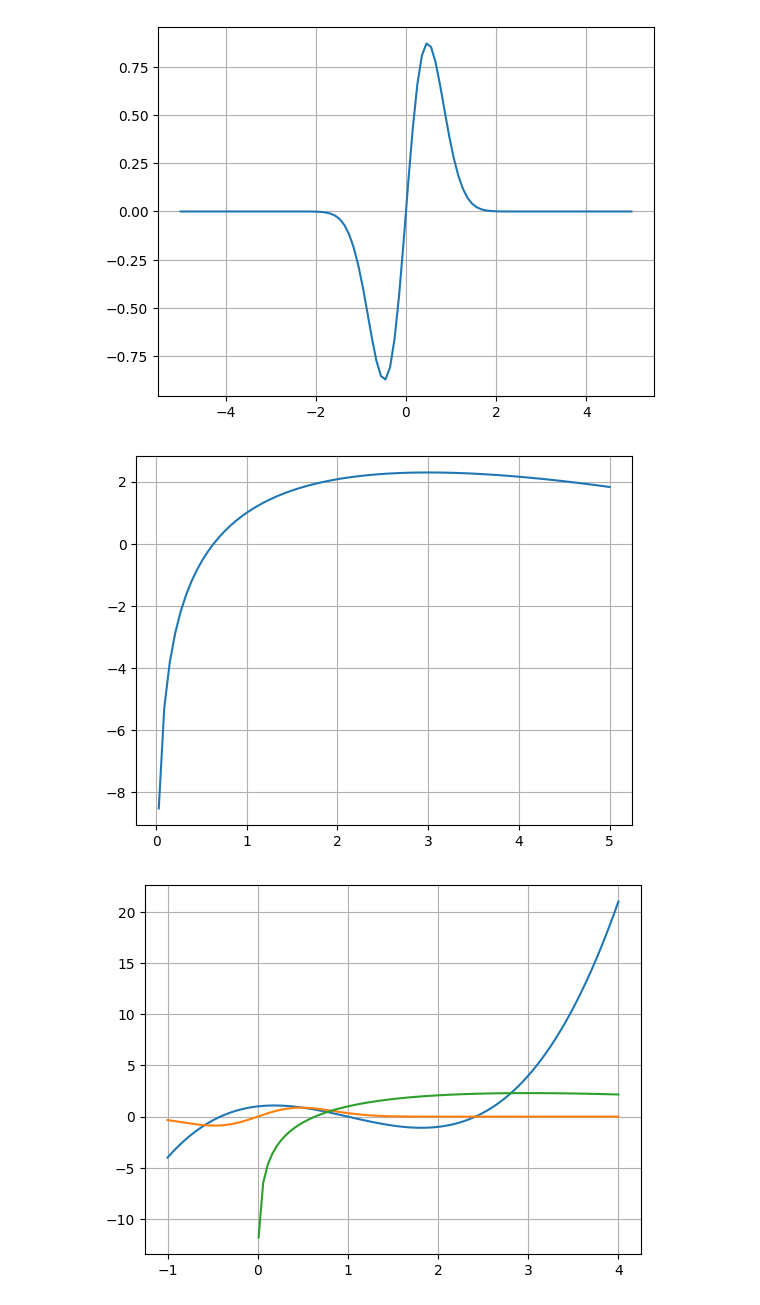
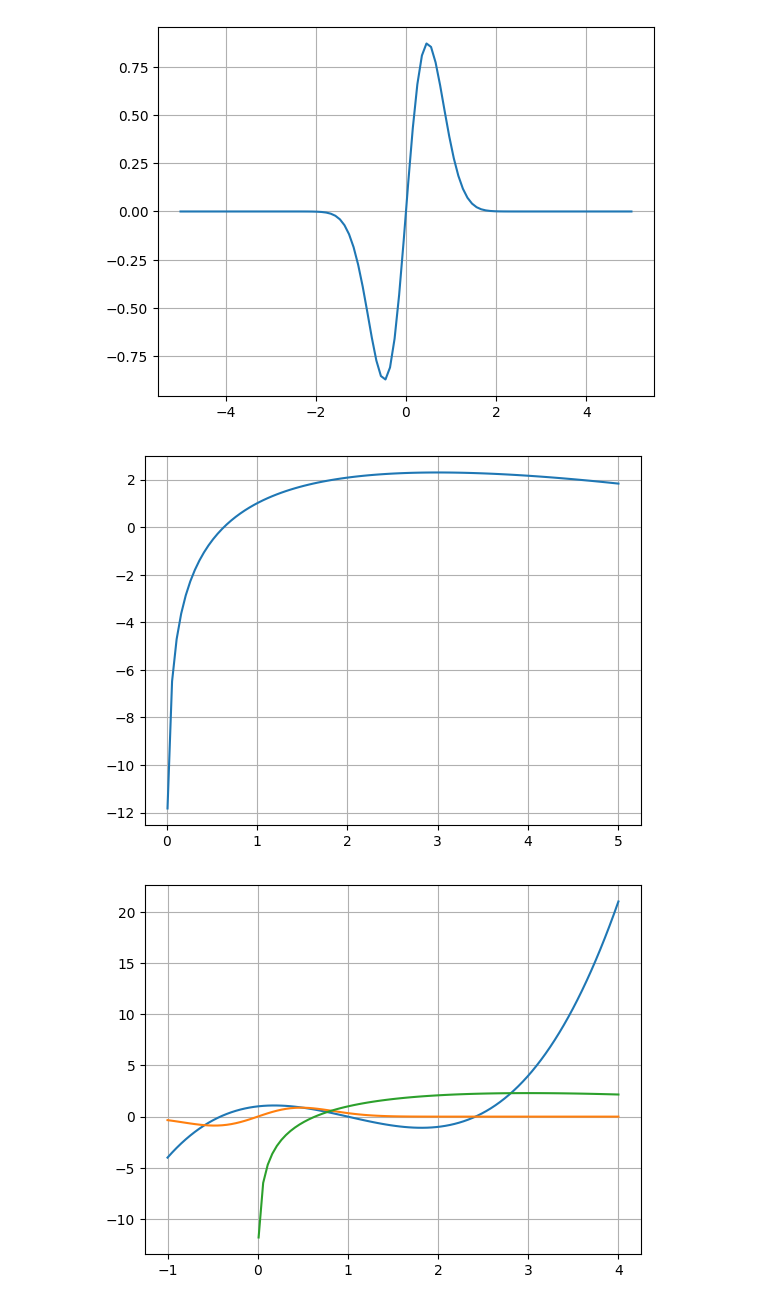
Before and after one commit to financieras/math_for_ai, a Jupyter notebook: 010_Funciones.ipynb, the cells around one changed output. Cells and saved outputs as stored; diff of their text form; code cells hidden in the pictures.

```diff
--- a/010_Funciones.ipynb
+++ b/010_Funciones.ipynb
@@ -112,19 +112,19 @@ plt.show()
 # %%
 #@title Graficar la función $y=\ln(x) -x + 2$
 
 import numpy as np
 from matplotlib import pyplot as plt
 
-x = np.linspace(-0.01, 5, 100)
+x = np.linspace(0.01, 5, 100)
 
 f = 3 * np.log(x) -x + 2
 plt.figure()
 plt.plot(x, f)
 plt.grid()
 
 plt.show()
 # %% [output]
-[figure, old version]
+[figure, new version]
 # %%
 #@title Graficando las tres funciones simultáneamente
 
```
Also changed, not shown: parts of 11 cells of this notebook.
